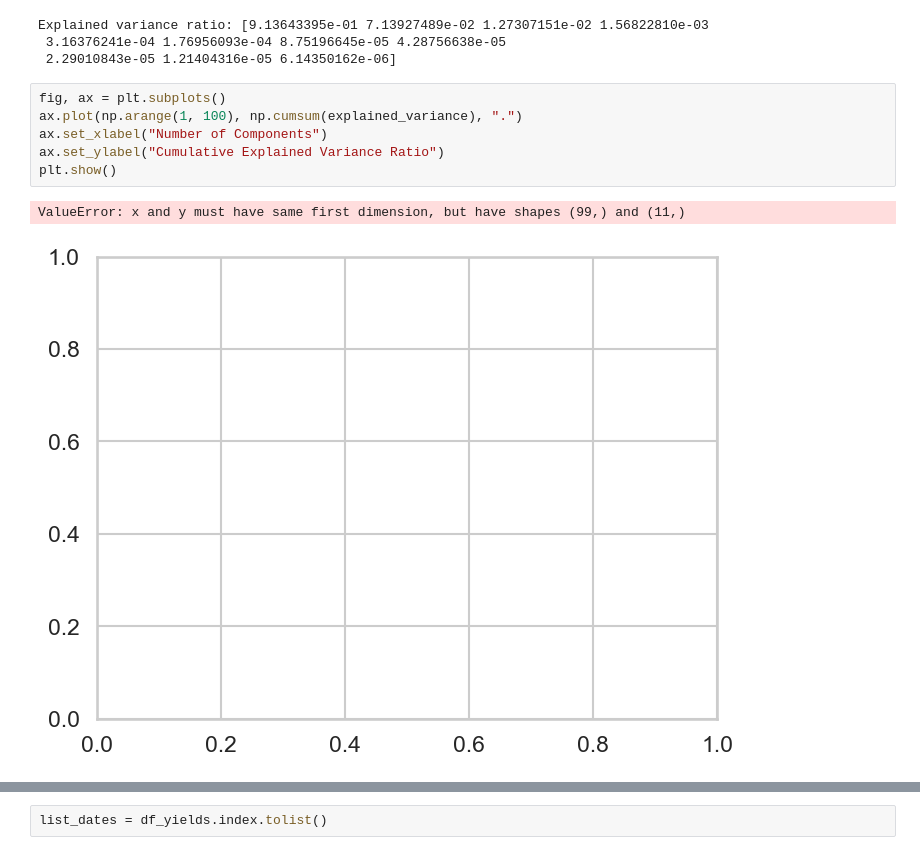
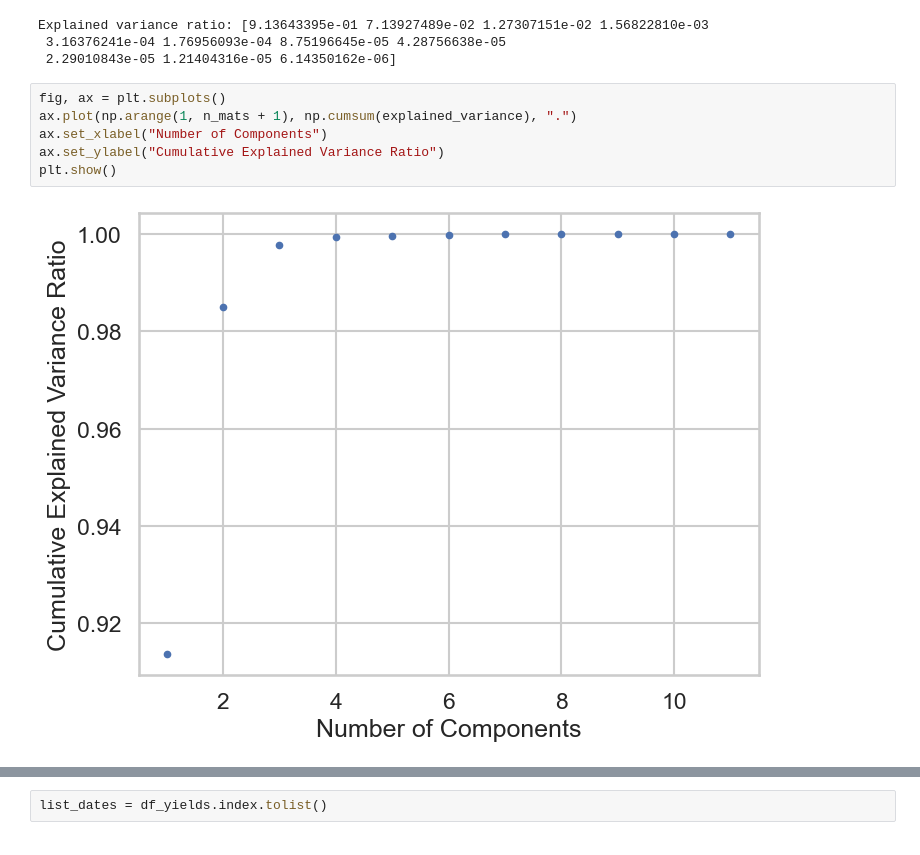
Before and after one commit to victor4628/fre-gy-7773-mlfe, a Jupyter notebook: 07_yield_curve_pca.ipynb, the cells around one changed output, grey strips where cells are left out. Saved outputs shown, nothing was run; the diff lists cells and outputs as text.

```diff
--- a/07_yield_curve_pca.ipynb
+++ b/07_yield_curve_pca.ipynb
@@ -137,13 +140,12 @@ Explained variance ratio: [9.13643395e-01 7.13927489e-02 1.27307151e-02 1.568228
  2.29010843e-05 1.21404316e-05 6.14350162e-06]
 # %%
 fig, ax = plt.subplots()
-ax.plot(np.arange(1, 100), np.cumsum(explained_variance), ".")
+ax.plot(np.arange(1, n_mats + 1), np.cumsum(explained_variance), ".")
 ax.set_xlabel("Number of Components")
 ax.set_ylabel("Cumulative Explained Variance Ratio")
 plt.show()
 # %% [output]
-ValueError: x and y must have same first dimension, but have shapes (99,) and (11,)
-[figure, old version]
+[figure, new version]
 # %%
 fig, ax = plt.subplots(figsize=(10, 6))
 
```
Also changed, not shown: parts of 6 cells of this notebook.
